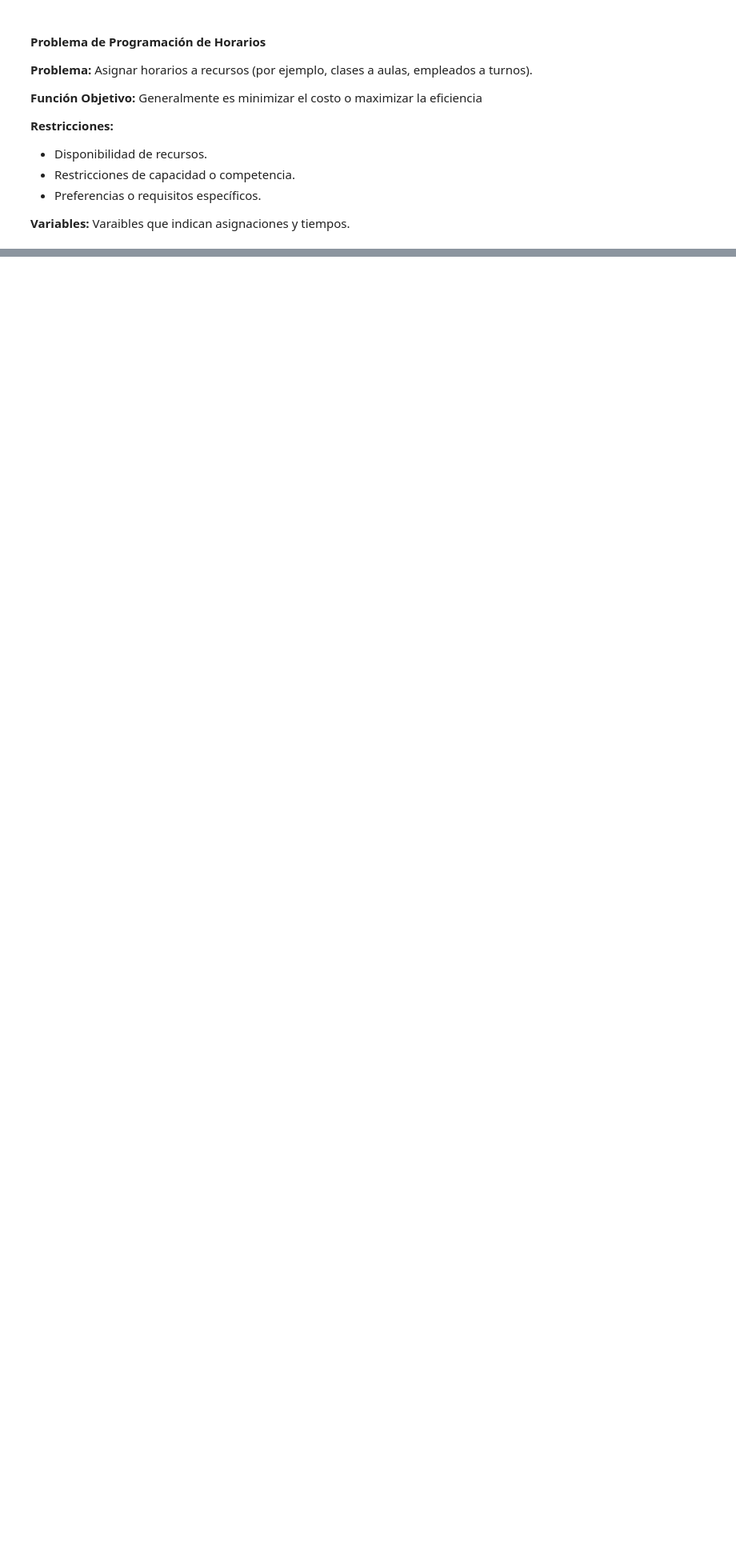
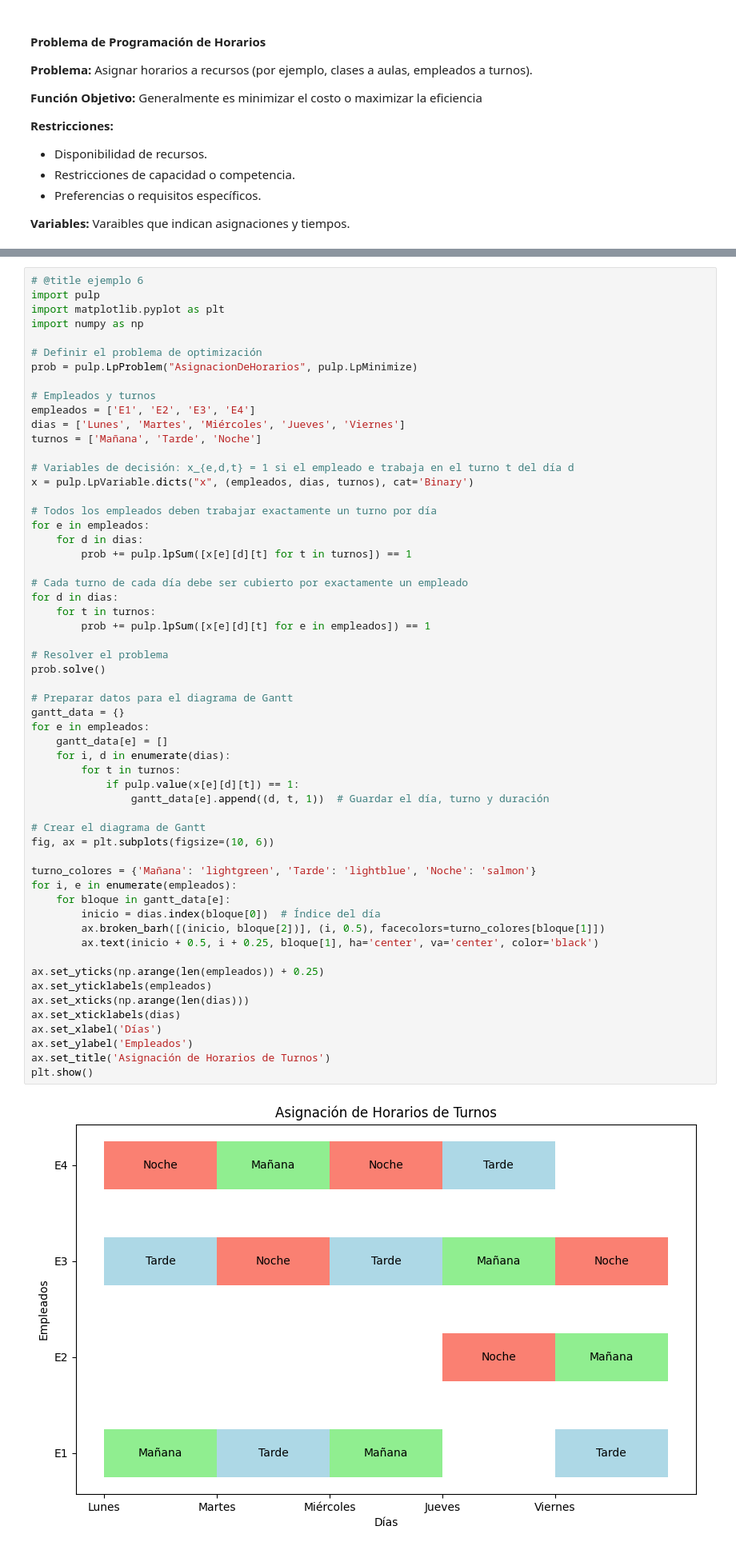
Before and after one commit to DanAndCastRod/python_DataScience, a Jupyter notebook: session14_Investigación_de_Operaciones.ipynb, the cells around one changed output, grey strips where cells are left out. Shown at 80% size. Saved outputs shown, nothing was run; the diff lists cells and outputs as text; blank space fills up the shorter version.

```diff
--- a/session14_Investigación_de_Operaciones.ipynb
+++ b/session14_Investigación_de_Operaciones.ipynb
@@ -586,3 +770,62 @@ Costo mínimo total: 160.0
+# %%
+# @title ejemplo 6
+import pulp
+import matplotlib.pyplot as plt
+import numpy as np
+
+# Definir el problema de optimización
+prob = pulp.LpProblem("AsignacionDeHorarios", pulp.LpMinimize)
+
+# Empleados y turnos
+empleados = ['E1', 'E2', 'E3', 'E4']
+dias = ['Lunes', 'Martes', 'Miércoles', 'Jueves', 'Viernes']
+turnos = ['Mañana', 'Tarde', 'Noche']
+
+# Variables de decisión: x_{e,d,t} = 1 si el empleado e trabaja en el turno t del día d
+x = pulp.LpVariable.dicts("x", (empleados, dias, turnos), cat='Binary')
+
+# Todos los empleados deben trabajar exactamente un turno por día
+for e in empleados:
+    for d in dias:
+        prob += pulp.lpSum([x[e][d][t] for t in turnos]) == 1
+
+# Cada turno de cada día debe ser cubierto por exactamente un empleado
+for d in dias:
+    for t in turnos:
+        prob += pulp.lpSum([x[e][d][t] for e in empleados]) == 1
+
+# Resolver el problema
+prob.solve()
+
+# Preparar datos para el diagrama de Gantt
+gantt_data = {}
+for e in empleados:
+    gantt_data[e] = []
+    for i, d in enumerate(dias):
+        for t in turnos:
+            if pulp.value(x[e][d][t]) == 1:
+                gantt_data[e].append((d, t, 1))  # Guardar el día, turno y duración
+
+# Crear el diagrama de Gantt
+fig, ax = plt.subplots(figsize=(10, 6))
+
+turno_colores = {'Mañana': 'lightgreen', 'Tarde': 'lightblue', 'Noche': 'salmon'}
+for i, e in enumerate(empleados):
+    for bloque in gantt_data[e]:
+        inicio = dias.index(bloque[0])  # Índice del día
+        ax.broken_barh([(inicio, bloque[2])], (i, 0.5), facecolors=turno_colores[bloque[1]])
+        ax.text(inicio + 0.5, i + 0.25, bloque[1], ha='center', va='center', color='black')
+
+ax.set_yticks(np.arange(len(empleados)) + 0.25)
+ax.set_yticklabels(empleados)
+ax.set_xticks(np.arange(len(dias)))
+ax.set_xticklabels(dias)
+ax.set_xlabel('Días')
+ax.set_ylabel('Empleados')
+ax.set_title('Asignación de Horarios de Turnos')
+plt.show()
+# %% [output]
+[figure, added]
 # %% [markdown]
 #### Consejos Generales para la Formulación
 
```
Also changed, not shown: parts of 30 cells of this notebook, 1 other file.
